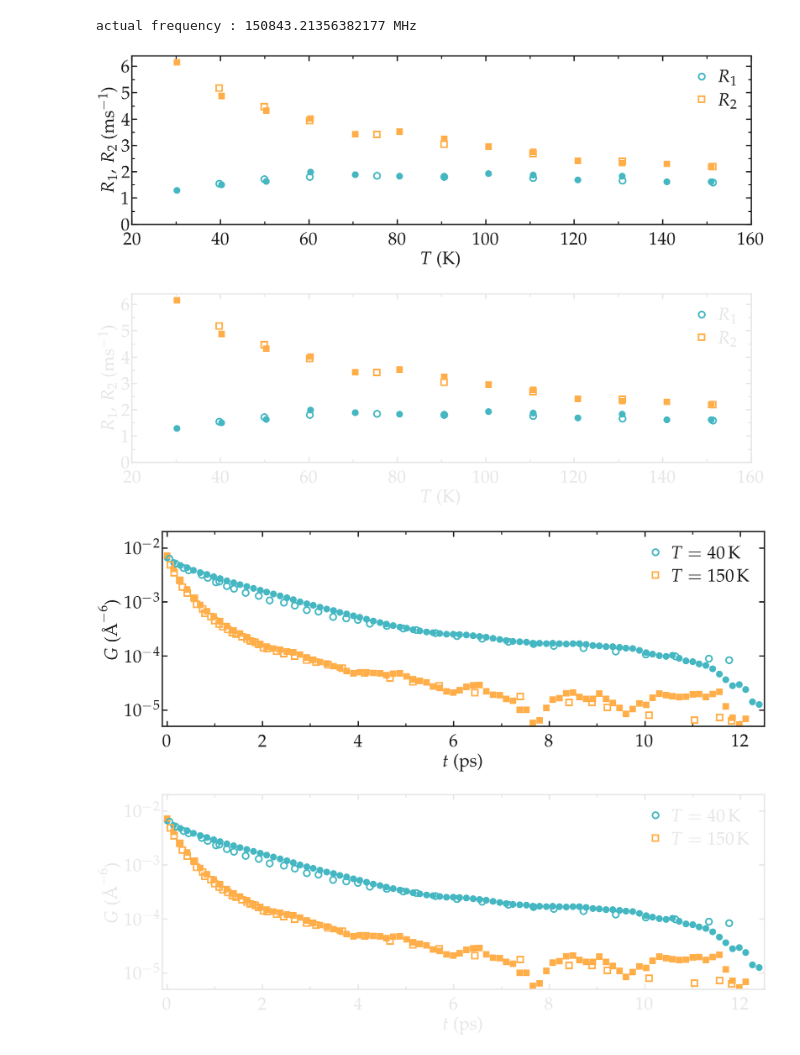
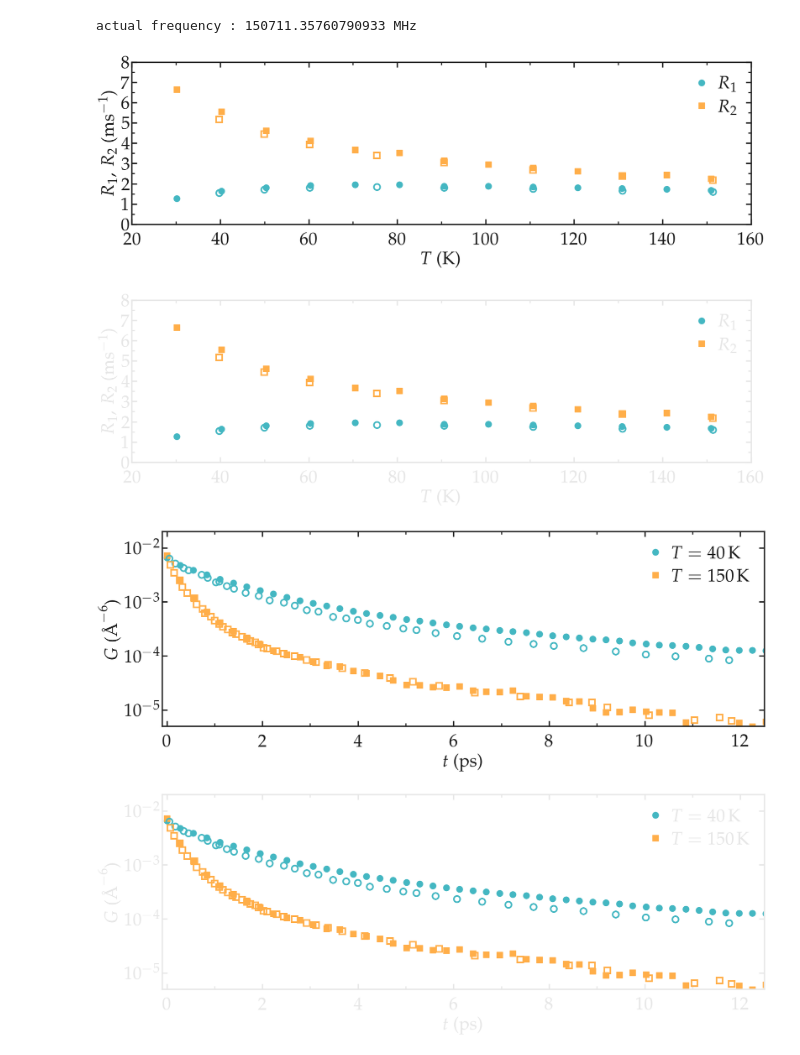
Before and after one commit to simongravelle/nmrformd, a Jupyter notebook: examples/illustrations/lennard-jones-fluid.ipynb, the cells around one changed output. Saved outputs shown, nothing was run; the diff lists cells and outputs as text; code cells hidden in the pictures.

```diff
--- a/examples/illustrations/lennard-jones-fluid.ipynb
+++ b/examples/illustrations/lennard-jones-fluid.ipynb
@@ -52,18 +16,36 @@ all_T = np.array(np.float32(all_T))
+# %%
+all_T = []
+all_R1 = []
+all_R2 = []
+all_gij = []
+for T in ["0.6", "0.8", "1.0", "1.2", "1.4", "1.6", "1.8", "2.0", "2.2", "2.4", "2.6", "2.8", "3.0", "3.2"]:
+    data = "lennard-jones-fluid/raw_data/T"+T+".npy"
+    dictionary = np.load(data, allow_pickle=True)
+    t = np.real(dictionary.item()["t"])
+    f = np.real(dictionary.item()["f"])
+    C = np.real(dictionary.item()["C"])
+    R1 = np.real(dictionary.item()["R1"])
+    R2 = np.real(dictionary.item()["R2"])
+    N = np.real(dictionary.item()["N"])
+    all_T.append(np.float32(T))
+    all_R1.append(R1)
+    all_R2.append(R2)
+    all_gij.append(C)
+all_T = np.array(all_T)
 # %%
 # use the point corresponding to f0 = 0.07 (no units)
 # or f0 = 150929 megahertz
-i = 2
 all_R10 = []
 for R1 in all_R1:
-    all_R10.append(R1[i])
-print("actual frequency :", nmr.f[i], "MHz")
+    all_R10.append((R1[3]+R1[4])/2)
+print("actual frequency :", (f[3] + f[4])/2, "MHz")
 all_R20 = []
 for R2 in all_R2:
-    all_R20.append(R2[i])
+    all_R20.append((R2[3]+R2[4])/2)
 all_R10 = np.float32(all_R10)
 all_R20 = np.float32(all_R20)
 # %% [output]
-actual frequency : 150843.21356382177 MHz
+actual frequency : 150711.35760790933 MHz
 # %%
 from scipy import constants as cst
 spin = 0.5
@@ -82,25 +64,25 @@ R2_grivet *= K / (3e-10)**6 * (463.79e-15)
 # %%
 filename = "R1_spectra"
 for mode, mygray in zip(['light', 'dark'], [colors["mylightgray"], colors["mydarkgray"]]):
     fig = plt.figure(figsize=(18,6))
     ax, n, l_tot, c_tot = [], 0, 1, 1
     n += 1
     ax.append(plt.subplot(l_tot, c_tot, n))
     ax[-1].plot(all_T*50.32, all_R10*1000, 'o', color=colors["mycyan"],
+                markersize = 12, linewidth=4, label=r'$R_1$')
+    ax[-1].plot(all_T*50.32, all_R20*1000, 's', color=colors["myorange"],
+                markersize = 12, linewidth=4, label=r'$R_2$')
+    ax[-1].plot(T_grivet*50.32, R1_grivet*1000/6, 'o', color=colors["mycyan"], mfc='none', markeredgewidth=3,
                 markersize = 12, linewidth=4)
-    ax[-1].plot(all_T*50.32, all_R20*1000, 's', color=colors["myorange"],
+    ax[-1].plot(T_grivet*50.32, R2_grivet*1000/6, 's', color=colors["myorange"], mfc='none', markeredgewidth=3,
                 markersize = 12, linewidth=4)
-    ax[-1].plot(T_grivet*50.32, R1_grivet*1000/6, 'o', color=colors["mycyan"], mfc='none', markeredgewidth=3,
-                markersize = 12, linewidth=4, label=r'$R_1$')
-    ax[-1].plot(T_grivet*50.32, R2_grivet*1000/6, 's', color=colors["myorange"], mfc='none', markeredgewidth=3,
-                markersize = 12, linewidth=4, label=r'$R_2$')
     complete_panel(ax[-1], r'$T$ (K)', r'$R_1, \, R_2$ (ms$^{-1}$)', legend=True, axis_color=mygray, xpad=15)
-    set_boundaries(plt, x_boundaries=(20, 160), y_boundaries=(0, 6.4)) # x_ticks=np.arange(-1, 0.2, 0.2)
+    set_boundaries(plt, x_boundaries=(20, 160), y_boundaries=(0, 8)) # x_ticks=np.arange(-1, 0.2, 0.2)
     # add_subplotlabels(fig, ax, ["a", "b"], color=mygray)
     save_figure(fig, mode, git_path, path_figures, filename)
 # %% [output]
-[figure, old version]
+[figure, new version]
-[figure, old version]
+[figure, new version]
 # %%
 G_grive_08 = np.loadtxt("Grivet2005/data-G/T0.8.dat")
 G_grive_30 = np.loadtxt("Grivet2005/data-G/T3.0.dat")
@@ -113,18 +95,19 @@ for mode, mygray in zip(['light', 'dark'], [colors["mylightgray"], colors["mydar
     ax, n, l_tot, c_tot = [], 0, 2, 1
     n += 1
     ax.append(plt.subplot(l_tot, c_tot, n))
-    ax[-1].semilogy(nmr.t[::12], all_gij[1][0][::12], 'o', color=colors["mycyan"],
-                    markersize = 12, linewidth=4)
-    ax[-1].semilogy(nmr.t[::12], all_gij[-2][0][::12], 's', color=colors["myorange"],
-                    markersize = 12, linewidth=4)
+    #print(all_T[1]*50, all_T[-2]*50)
+    ax[-1].semilogy(t[::12], all_gij[1][::12], 'o', color=colors["mycyan"],
+                    markersize = 12, linewidth=4, label=r'$T = 40$\,K')
+    ax[-1].semilogy(t[::12], all_gij[-2][::12], 's', color=colors["myorange"],
+                    markersize = 12, linewidth=4, label=r'$T = 150$\,K')
     ax[-1].semilogy(G_grive_08.T[0]*(tconvert*1e12), G_grive_08.T[1]/(sigma)**6, 'o', mfc='none', markeredgewidth=3,
-                    color=colors["mycyan"], markersize = 12, linewidth=4, label=r'$T = 40$\,K')
+                    color=colors["mycyan"], markersize = 12, linewidth=4)
     ax[-1].semilogy(G_grive_30.T[0]*(tconvert*1e12), G_grive_30.T[1]/(sigma)**6, 's', mfc='none', markeredgewidth=3,
-                    color=colors["myorange"], markersize = 12, linewidth=4, label=r'$T = 150$\,K')
+                    color=colors["myorange"], markersize = 12, linewidth=4)
     complete_panel(ax[-1], r'$t$ (ps)', r'$G$ ($\textrm{\AA}^{-6}$)', legend=True, axis_color=mygray, xpad=15)
     set_boundaries(plt, x_boundaries=(-0.1, 12.5), y_boundaries=(5e-6, 2e-2)) # x_ticks=np.arange(-1, 0.2, 0.2)
     # add_subplotlabels(fig, ax, ["a", "b"], color=mygray)
     save_figure(fig, mode, git_path, path_figures, filename)
 # %% [output]
-[figure, old version]
+[figure, new version]
-[figure, old version]
+[figure, new version]
```
Also changed, not shown: parts of 1 cell of this notebook, 30 other files.
